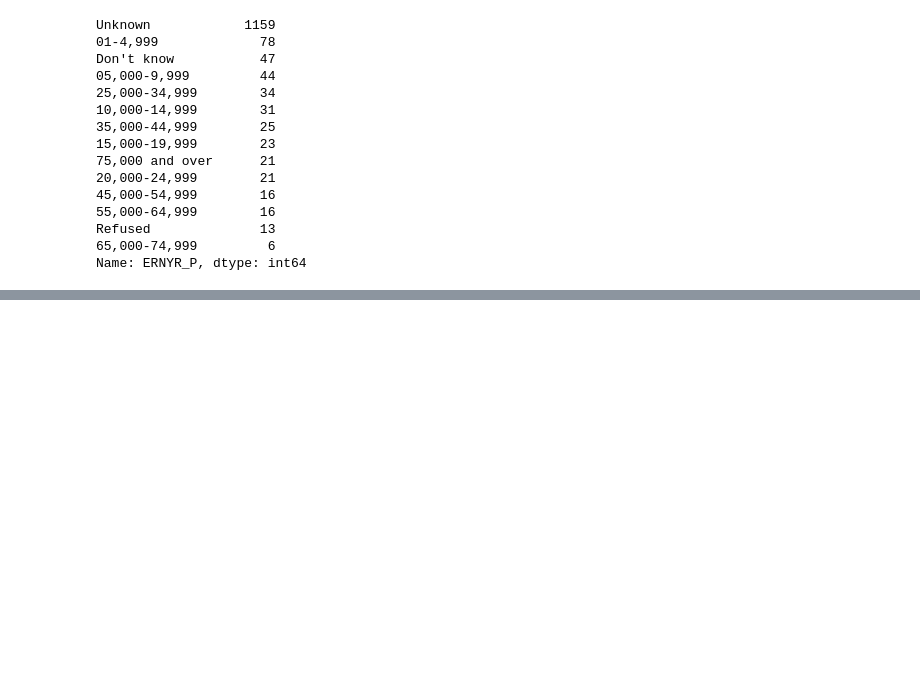
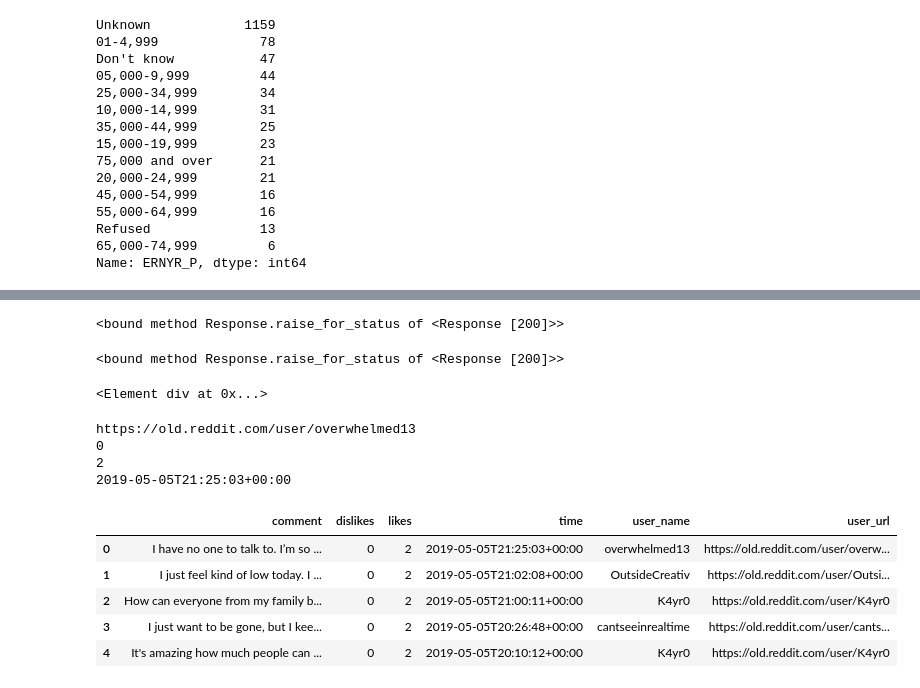
Before and after one commit to andy-alba/Analyzing-Mental-Health-in-America, a Jupyter notebook: AndyA_Analysis.ipynb, the cells around one changed output, grey strips where cells are left out. Saved outputs shown, nothing was run; the diff lists cells and outputs as text; code cells hidden in the pictures; blank space fills up the shorter version.

```diff
--- a/AndyA_Analysis.ipynb
+++ b/AndyA_Analysis.ipynb
@@ -417,0 +428,76 @@ Consider using IPython.display.IFrame instead
+# %%
+response = requests.get("https://old.reddit.com/r/depression/comments/anh7tv/regular_checkin_post/")
+response.raise_for_status
+# %% [output]
+<bound method Response.raise_for_status of <Response [200]>>
+# %%
+# https://www.reddit.com/r/redditdev/comments/3qbll8/429_too_many_requests/cwe2yay?utm_source=share&utm_medium=web2x
+response = requests.get("https://old.reddit.com/r/depression/comments/anh7tv/regular_checkin_post/?limit=500",
+                        headers = {'User-agent': 'your bot 0.1'})
+response.raise_for_status
+# %% [output]
+<bound method Response.raise_for_status of <Response [200]>>
+# %%
+html = lx.fromstring(response.text)
+
+comment_block = html.xpath("//div[@class = 'sitetable nestedlisting']")[0]
+len(comment_block) # gets all the comment blocks
+
+comment_block[0][3] # goes into the [/div[@class = 'entry unvoted']]
+# %% [output]
+<Element div at 0x...>
+# %%
+e = comment_block[0].find_class('entry unvoted')[0]
+
+e[0] # goes into p[@class = 'tagline']
+print(e[0][1].get('href')) # userurl
+print(e[0][3].get('title')) # dislikes
+print(e[0][5].get('title')) # likes
+print(e[0][6].get('datetime')) # dislikes
+
+print(e[1]) # goes into comment
+print(e[1][1][0]) # goes into //div[@class = 'usertext-body may-blank-within md-container ']/div
+print(e[1][1][0][0].text) # gets the time
+# %% [output]
+https://old.reddit.com/user/overwhelmed13
+0
+2
+2019-05-05T21:25:03+00:00
+# %%
+def get_comment(e):
+    try:
+        comment =  ''.join([i.text + '\n' for i in e])
+    except:
+        comment = ''
+
+    return comment
+
+def get_comment_info(element):
+    try:
+        e = element.find_class('entry unvoted')[0]
+        user_url = e[0][1].get('href')
+        user_name = re.sub('https://old.reddit.com/user/', '', user_url)
+        comment_dislikes = e[0][3].get('title')
+        comment_likes = e[0][5].get('title')
+        comment_time = e[0][6].get('datetime')
+        comment = get_comment(e[1][1][0])
+
+        return {"user_name": user_name, "user_url": user_url, "comment": comment, "time": comment_time,
+                "likes": comment_likes, "dislikes": comment_dislikes}
+    except:
+        return {"user_name": None, "user_url": None, "comment": None, "time": None,
+                "likes": None, "dislikes": None}
+# %%
+# since every even entry is meaningless
+odd_comment_block = [comment_block[i] for i in np.arange(0,len(comment_block)) if i % 2 == 0]
+odd_comment_block = odd_comment_block[:len(odd_comment_block) - 1]
+
+df = pd.DataFrame([get_comment_info(x) for x in odd_comment_block])
+df.head(5)
+# %% [output]
+|  | comment | dislikes | likes | time | user_name | user_url |
+| 0 | I have no one to talk to. I’m so ... | 0 | 2 | 2019-05-05T21:25:03+00:00 | overwhelmed13 | https://old.reddit.com/user/overw... |
+| 1 | I just feel kind of low today. I ... | 0 | 2 | 2019-05-05T21:02:08+00:00 | OutsideCreativ | https://old.reddit.com/user/Outsi... |
+| 2 | How can everyone from my family b... | 0 | 2 | 2019-05-05T21:00:11+00:00 | K4yr0 | https://old.reddit.com/user/K4yr0 |
+| 3 | I just want to be gone, but I kee... | 0 | 2 | 2019-05-05T20:26:48+00:00 | cantseeinrealtime | https://old.reddit.com/user/cants... |
+| 4 | It's amazing how much people can ... | 0 | 2 | 2019-05-05T20:10:12+00:00 | K4yr0 | https://old.reddit.com/user/K4yr0 |
```
Also changed, not shown: parts of 7 cells of this notebook.
